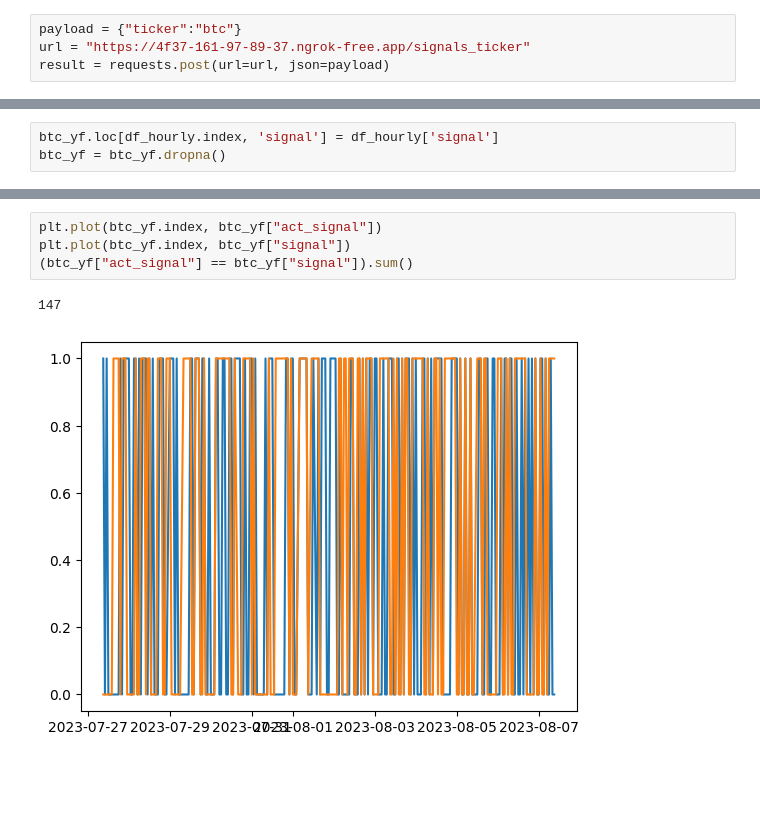
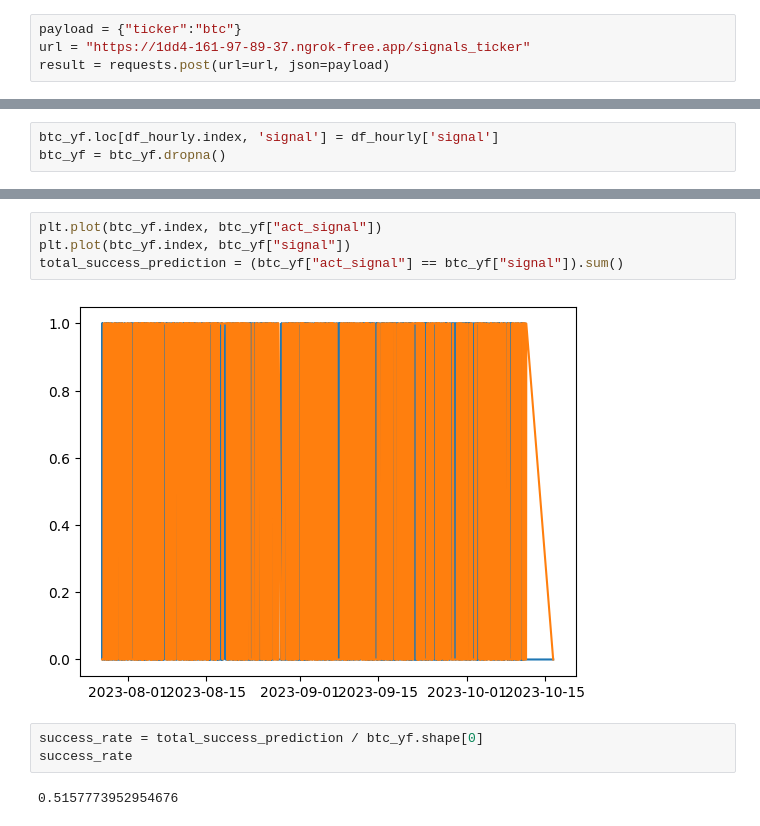
Before and after one commit to kozanakyel/KZ-Engine-Financial-AI-Assistant, a Jupyter notebook: signal-analysis/signal-analysis-1.ipynb, the cells around one changed output, grey strips where cells are left out. Drawn from its saved outputs; the diff is of its cells as text; blank space fills up the shorter version.

Commit message:
get last result for signal %51.7

```diff
--- a/signal-analysis/signal-analysis-1.ipynb
+++ b/signal-analysis/signal-analysis-1.ipynb
@@ -9,7 +9,7 @@ import datetime
 ### BITCOIN KZENGINE SIGNAL ANALYSIS
 # %%
 payload = {"ticker":"btc"}
-url = "https://4f37-161-97-89-37.ngrok-free.app/signals_ticker"
+url = "https://1dd4-161-97-89-37.ngrok-free.app/signals_ticker"
 result = requests.post(url=url, json=payload)
 # %%
 data = json.loads(result.text)
@@ -91,7 +91,11 @@ btc_yf
 # %%
 plt.plot(btc_yf.index, btc_yf["act_signal"])
 plt.plot(btc_yf.index, btc_yf["signal"])
-(btc_yf["act_signal"] == btc_yf["signal"]).sum()
+total_success_prediction = (btc_yf["act_signal"] == btc_yf["signal"]).sum()
 # %% [output]
-147
-[figure, old version]
+[figure, new version]
+# %%
+success_rate = total_success_prediction / btc_yf.shape[0]
+success_rate
+# %% [output]
+0.5157773952954676
```
Also changed, not shown: parts of 5 cells of this notebook.
